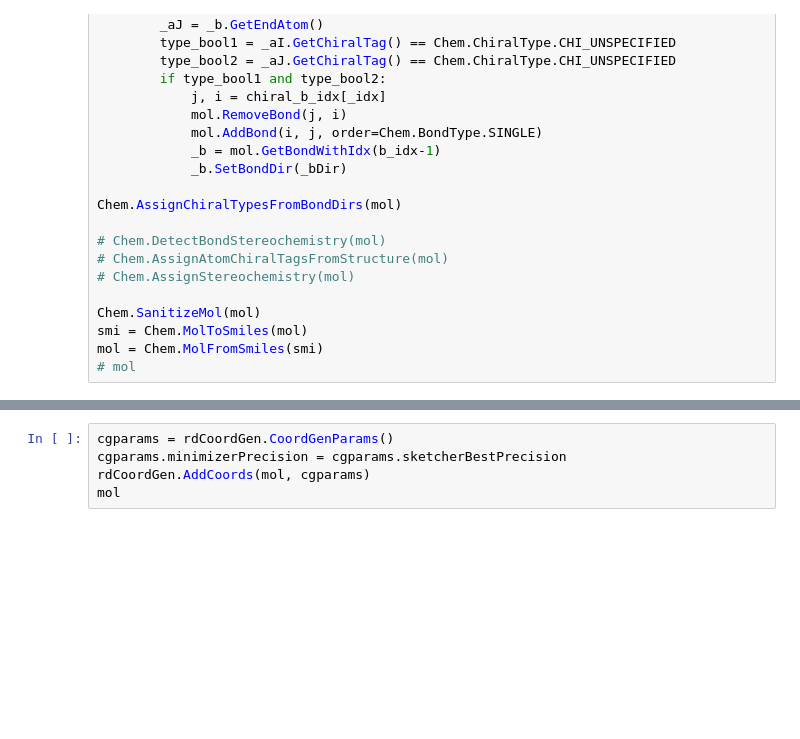
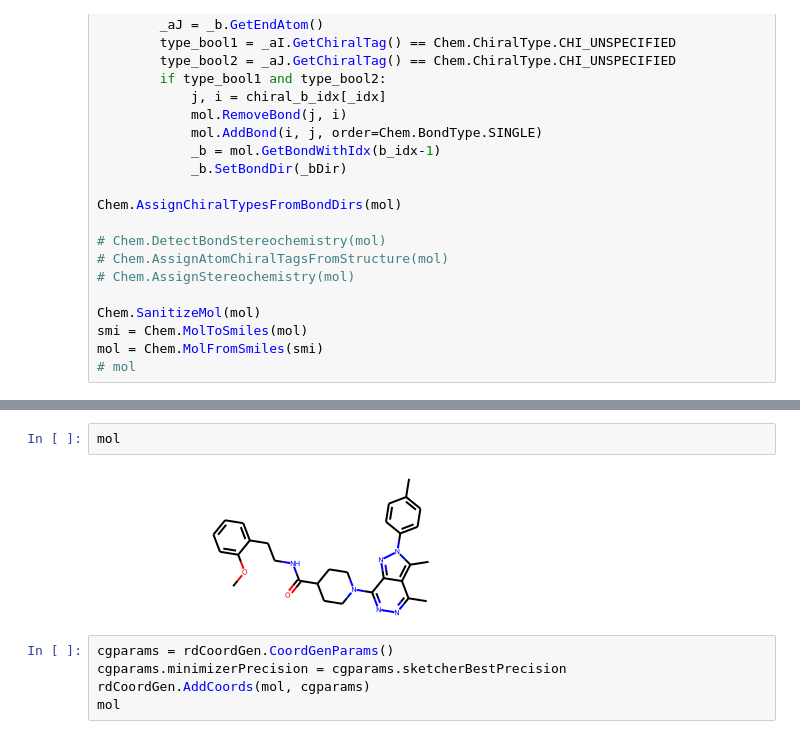
Before and after one commit to duaibeom/chemOCR, a Jupyter notebook: test.ipynb, the cells around one changed output, grey strips where cells are left out. Drawn from its saved outputs; the diff is of its cells as text; blank space fills up the shorter version.

```diff
--- a/test.ipynb
+++ b/test.ipynb
@@ -395,3 +395,7 @@ mol = Chem.MolFromSmiles(smi)
+# %%
+mol
+# %% [output]
+[figure, added]
 # %%
 cgparams = rdCoordGen.CoordGenParams()
 cgparams.minimizerPrecision = cgparams.sketcherBestPrecision
```
Also changed, not shown: parts of 13 cells of this notebook, 7 other files.
